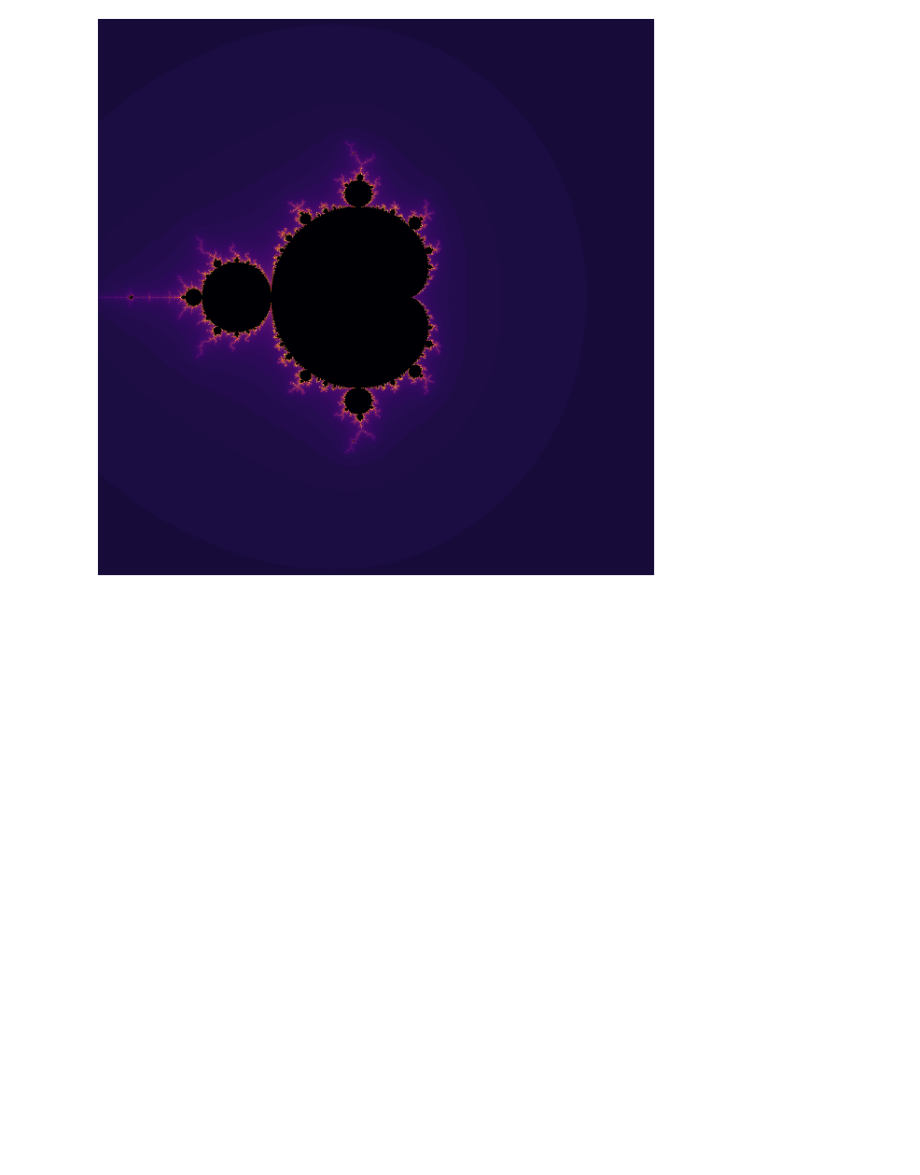
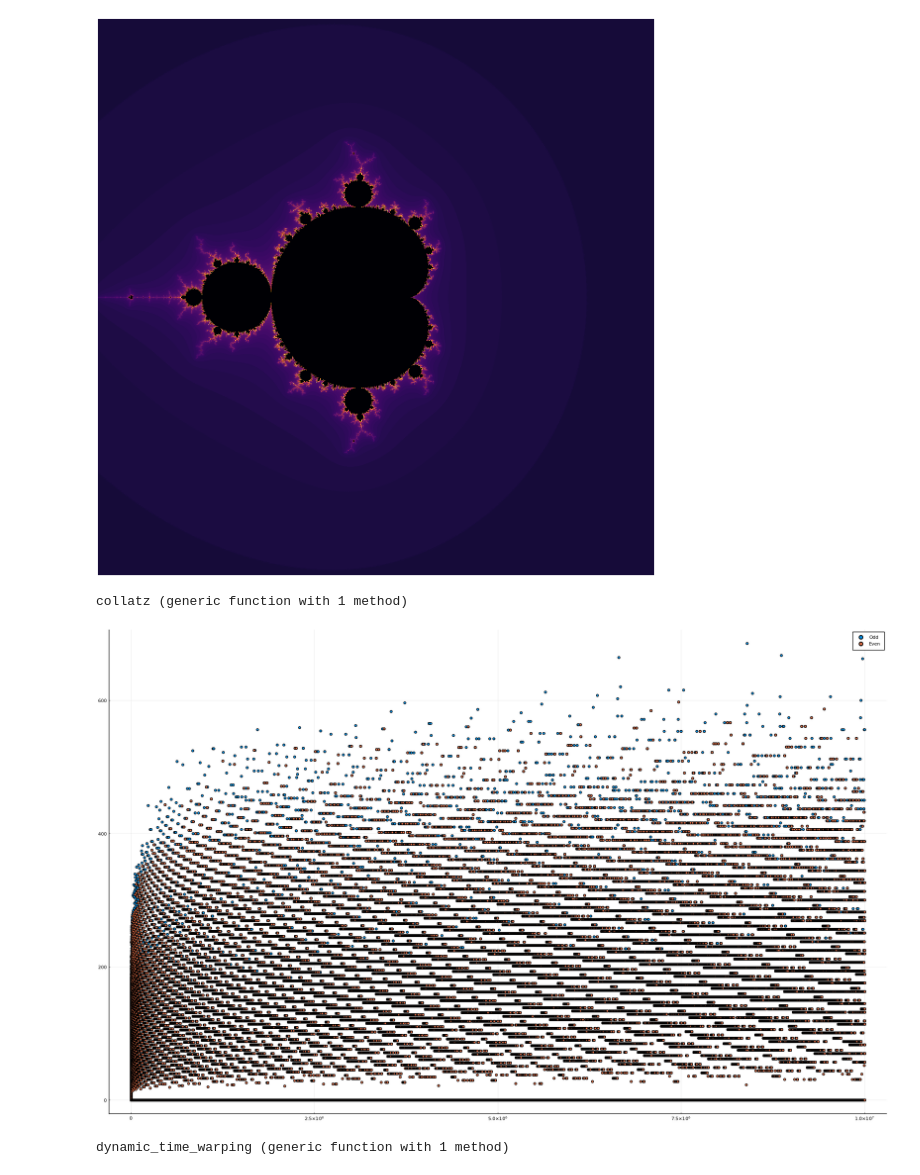
Before and after one commit to Stevellen/odds-and-ends, a Jupyter notebook: Mandelbrot_Julia.ipynb, the cells around one changed output. Saved outputs shown, nothing was run; the diff lists cells and outputs as text; code cells hidden in the pictures; blank space fills up the shorter version.

Commit message:
Small update
Fixing a couple of things with sandpiles and added a colaltz calculation/visualization to the julia notebook

```diff
--- a/Mandelbrot_Julia.ipynb
+++ b/Mandelbrot_Julia.ipynb
@@ -62,0 +67,34 @@ heatmap(
+# %%
+function collatz(N::Int) # lazy, brute force collatz
+    counts = zeros(Int64, N)
+    for i in 1:N
+        counter = Int64(0)
+        k = i
+        while k != 1
+            if iseven(k)
+                k = Int(k/2)
+            else
+                k = Int(k * 3 + 1)
+            end # end conditional
+            counter += 1
+        end # end while loop
+        counts[i] = counter
+    end # outer loop end
+    return counts
+end # function end
+# %% [output]
+collatz (generic function with 1 method)
+# %%
+N = 10000000
+counts = collatz(N);
+x = 1:N
+y = zeros(Int, N, 2)
+d = 2
+for idx in eachindex(counts)
+    d = 2 - (d-1)
+    y[idx, d] = counts[idx]
+end
+# %%
+plot(x, y, seriestype=:scatter, size=(1920, 1200), labels=["Odd" "Even"])
+# %% [output]
+[figure, added]
@@ -62,0 +104,35 @@ heatmap(
+# %%
+function dynamic_time_warping(v1::Array, v2::Array)
+    # Computes DTW distance between two signals
+    path_x = []
+    path_y = []
+    dist_mat = zeros(size(v1)[1], size(v2)[1])
+    dist_mat .= Inf
+    # build distance matrix using DTW rule: D_ij = |v1_i-v2_j| + min(D_i-1,j; D_i-1,j-1; D_i,j-1)
+    for i in 1:size(v1)[1]
+        for j in 1:size(v2)[1]
+            if i==1 && j==1
+                dist_mat[i,j] = 0
+            else
+                r = max(i-1, 1)
+                c = max(j-1, 1)
+                dist_mat[i,j] = abs(v1[i] - v2[j]) + min(dist_mat[r, j], dist_mat[r,c], dist_mat[i, c])
+            end # end conditional
+        end # end inner loop
+    end # end outer loop
+    i = size(v1)[1]
+    j = size(v2)[1]
+    # walk the shortest path back
+    while i>1 || j>1
+        push!(path_x, i)
+        push!(path_y, j)
+        r = max(i-1, 1)
+        c = max(j-1, 1)
+        indices = [(r,j), (i,c), (r,c)]
+        idx = argmin([dist_mat[r,j], dist_mat[i,c], dist_mat[r,c]])
+        i,j = indices[idx]
+    end
+    return dist_mat, path_x, path_y
+end # end function
+# %% [output]
+dynamic_time_warping (generic function with 1 method)
```
Also changed, not shown: parts of 4 cells of this notebook, 1 other file.
